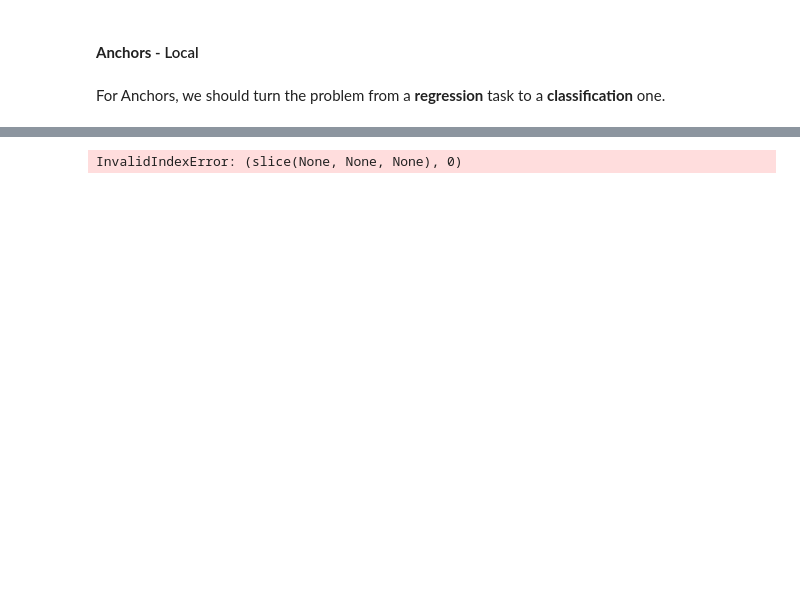
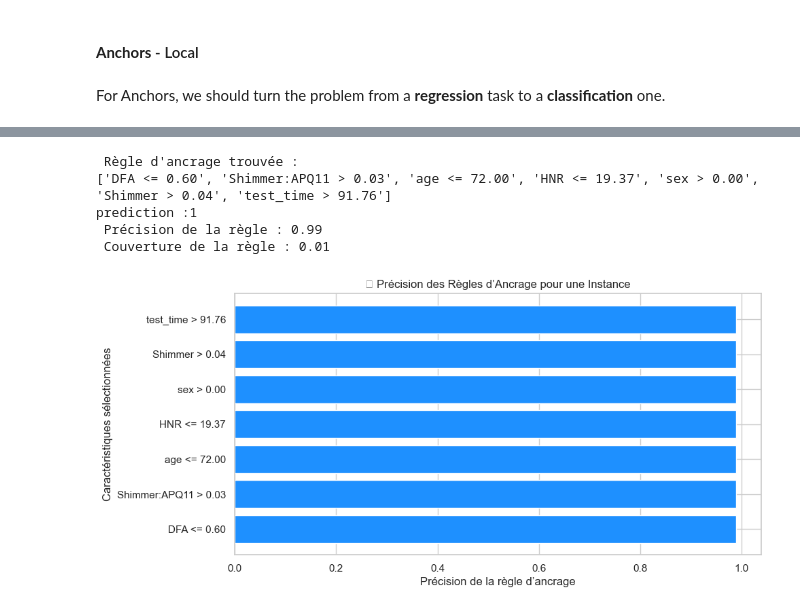
Before and after one commit to Michel93DM/XAI_methods, a Jupyter notebook: Notebooks/parkinson_telemonitoring.ipynb, the cells around one changed output, grey strips where cells are left out. Saved outputs shown, nothing was run; the diff lists cells and outputs as text; code cells hidden in the pictures; blank space fills up the shorter version.

Commit message:
add local methods: Anchors

```diff
--- a/Notebooks/parkinson_telemonitoring.ipynb
+++ b/Notebooks/parkinson_telemonitoring.ipynb
@@ -377,31 +544,38 @@ For Anchors, we should turn the problem from a **regression** task to a **classi
 # %%
 from alibi.explainers import AnchorTabular
+rf_model_anc = trained_models['RandomForest_Classifier']
 
 # Création de l'explicateur Anchors avec la fonction prédictive
-explainer = AnchorTabular(predictor=rf_model.predict, feature_names=X_train.columns.tolist())
+explainer = AnchorTabular(predictor=rf_model_anc.predict, feature_names=X_train_anc.columns)
 
 # Ajustement avec les données d'entraînement
-explainer.fit(X_train)
+explainer.fit(X_train_anc.to_numpy())
 
 # Sélection d'une instance à expliquer
-idx = 5  # Choix d'une instance arbitraire
-instance = X_test_transformed[idx].reshape(1, -1)
+idx = 4  # Choix d'une instance arbitraire
+instance = X_test_anc.iloc[idx].values
 
 # Génération de l'explication avec Anchors
-exp = explainer.explain(instance)
+exp_anchor = explainer.explain(instance)
 
 # Affichage de la règle d'ancrage trouvée
-print("\n🌟 Règle d'ancrage trouvée :")
-print(exp.anchor)
-print(f"⚡ Précision de la règle : {exp.precision:.2f}")
-print(f"📊 Couverture de la règle : {exp.coverage:.2f}")
+print("\n Règle d'ancrage trouvée :")
+print(exp_anchor.anchor)
+print(f'prediction :{exp_anchor.data['raw']['prediction'][0]}')
+print(f" Précision de la règle : {exp_anchor.precision:.2f}")
+print(f" Couverture de la règle : {exp_anchor.coverage:.2f}")
 
 # Visualisation des résultats
 plt.figure(figsize=(10, 5))
-plt.barh(exp.data['anchor'], exp.data['precision'], color="dodgerblue")
+plt.barh(exp_anchor.data['anchor'], exp_anchor.data['precision'], color="dodgerblue")
 plt.xlabel("Précision de la règle d’ancrage")
 plt.ylabel("Caractéristiques sélectionnées")
 plt.title("🎯 Précision des Règles d’Ancrage pour une Instance")
 plt.show()
 # %% [output]
-InvalidIndexError: (slice(None, None, None), 0)
+ Règle d'ancrage trouvée :
+['DFA <= 0.60', 'Shimmer:APQ11 > 0.03', 'age <= 72.00', 'HNR <= 19.37', 'sex > 0.00', 'Shimmer > 0.04', 'test_time > 91.76']
+prediction :1
+ Précision de la règle : 0.99
+ Couverture de la règle : 0.01
+[figure, added]
```
Also changed, not shown: parts of 17 cells of this notebook.
